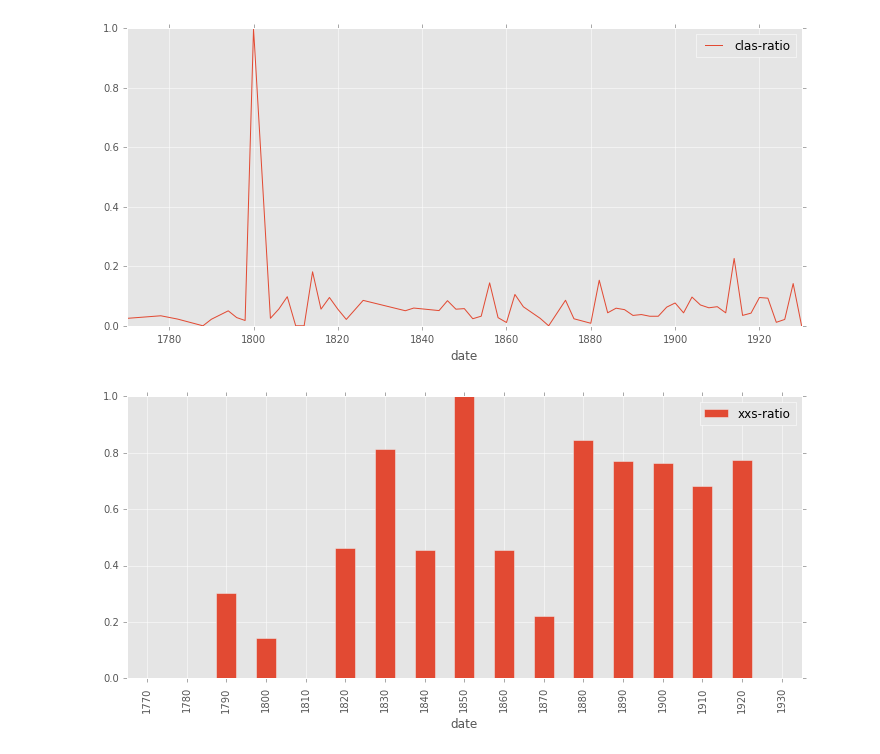
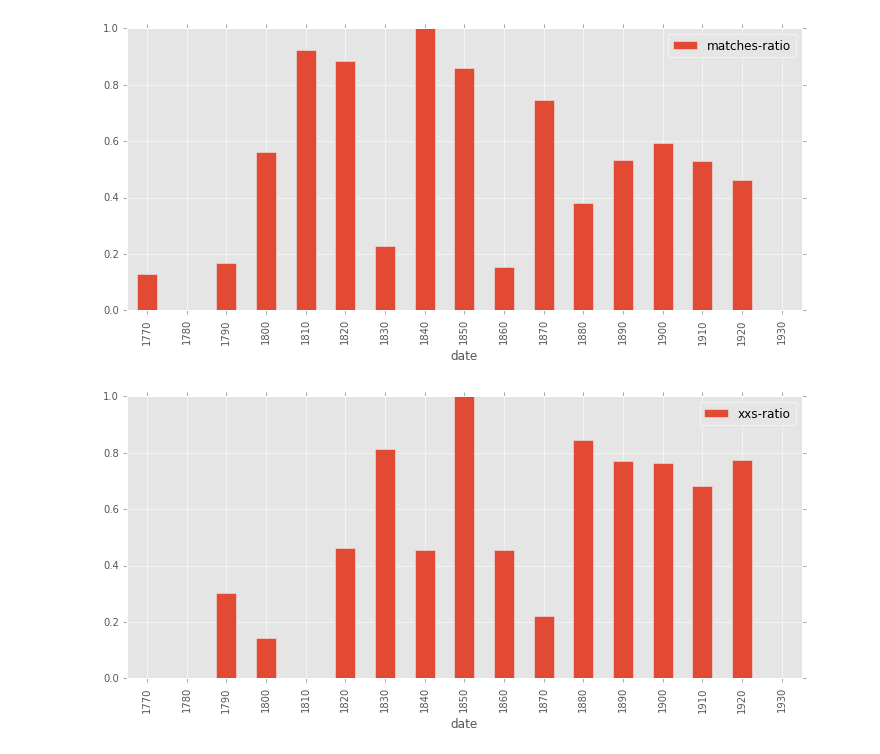
Before and after one commit to JonathanReeve/allusion-detection, a Jupyter notebook: results/analyze-all-results.ipynb, the cells around one changed output. Cells and saved outputs as stored; diff of their text form; code cells hidden in the pictures.

```diff
--- a/results/analyze-all-results.ipynb
+++ b/results/analyze-all-results.ipynb
@@ -104,7 +110,7 @@ def plotGroup(df, columns, smoothing=2, save=False, filename=False):
     if smoothing:
         grouped = df.groupby((df.index//smoothing)*smoothing).mean()
         normalize(grouped)
-        ax = grouped[columns].plot()
+        ax = grouped[columns].plot(kind='bar')
     else:
         ax = df[columns].plot()
     if save:
@@ -114,10 +120,10 @@ def plotGroup(df, columns, smoothing=2, save=False, filename=False):
         else:
             filename = 'charts/' + filename + '.png'
         fig.savefig(filename)
-# %%
-plotGroup(dfb, ['clas-ratio'], 2)
-# %% [output]
-[figure, removed]
+# %%
+plotGroup(dfb, ['matches-ratio'], 10, save=True, filename='matches-dfb-10')
+# %% [output]
+[figure, added]
 # %%
 plotGroup(dfb, ['xxs-ratio'], 10, save=True, filename='xxs-decade')
 # %% [output]
```
Also changed, not shown: parts of 9 cells of this notebook.
